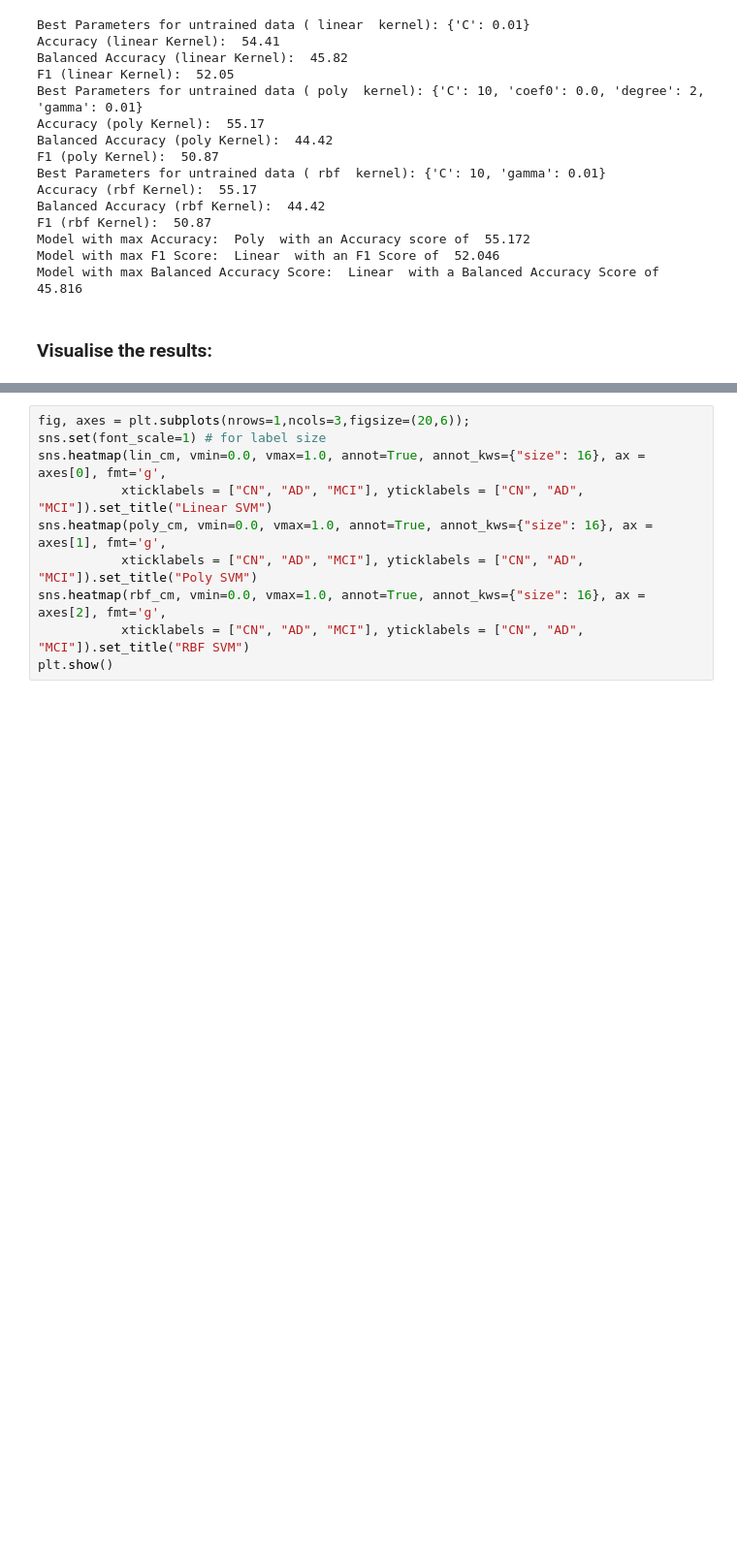
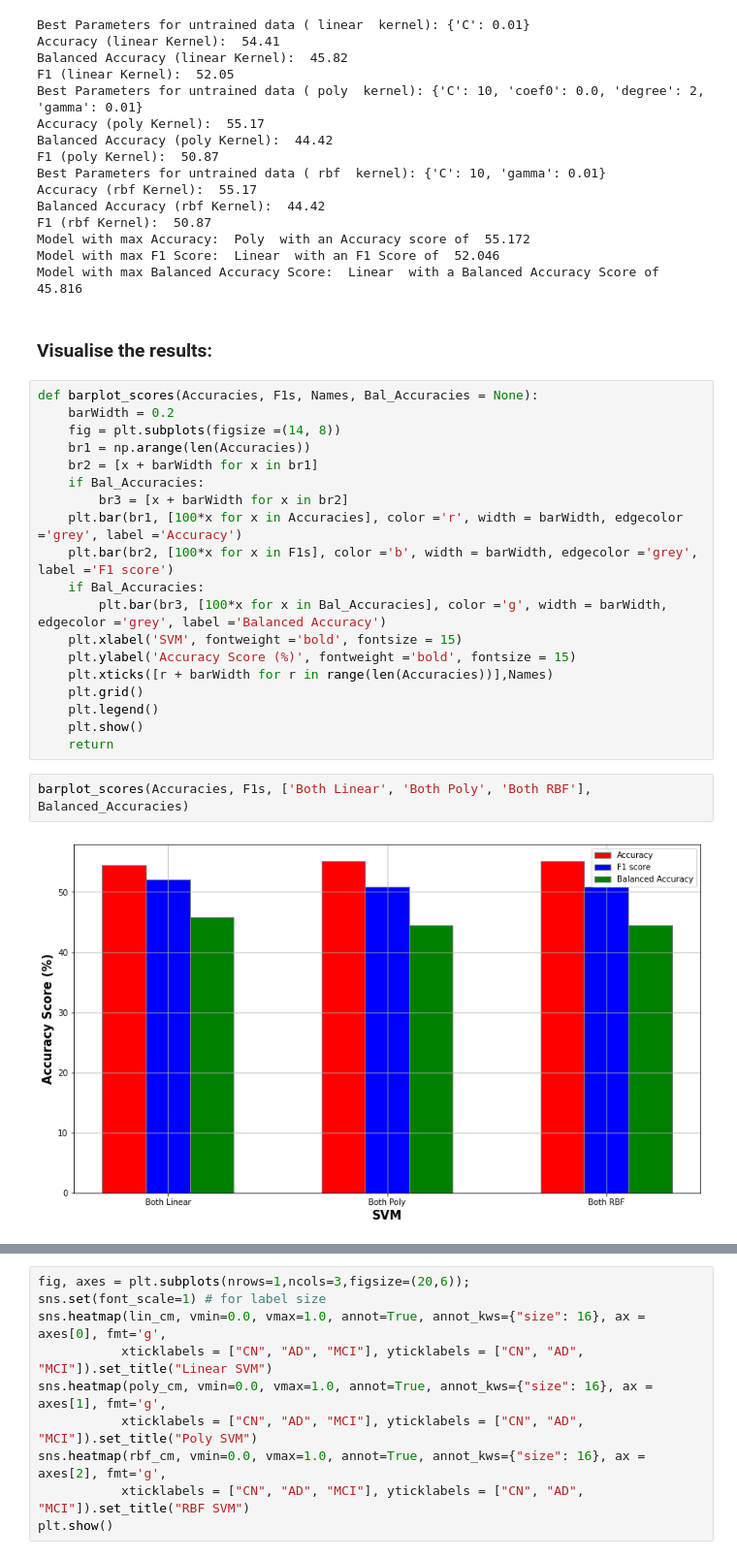
Before and after one commit to georgeaidinis/Dissertation, a Jupyter notebook: DeepCCA Model/ADNI Classification SVM FAMD.ipynb, the cells around one changed output, grey strips where cells are left out. Shown at 97% size. Cells and saved outputs as stored; diff of their text form; blank space fills up the shorter version.

```diff
--- a/DeepCCA Model/ADNI Classification SVM FAMD.ipynb
+++ b/DeepCCA Model/ADNI Classification SVM FAMD.ipynb
@@ -164,3 +164,26 @@ Model with max F1 Score:  Linear  with an F1 Score of  52.046
 Model with max Balanced Accuracy Score:  Linear  with a Balanced Accuracy Score of  45.816
 # %% [markdown]
 ### Visualise the results:
+# %%
+def barplot_scores(Accuracies, F1s, Names, Bal_Accuracies = None):
+    barWidth = 0.2
+    fig = plt.subplots(figsize =(14, 8))
+    br1 = np.arange(len(Accuracies))
+    br2 = [x + barWidth for x in br1]
+    if Bal_Accuracies:
+        br3 = [x + barWidth for x in br2]
+    plt.bar(br1, [100*x for x in Accuracies], color ='r', width = barWidth, edgecolor ='grey', label ='Accuracy')
+    plt.bar(br2, [100*x for x in F1s], color ='b', width = barWidth, edgecolor ='grey', label ='F1 score')
+    if Bal_Accuracies:
+        plt.bar(br3, [100*x for x in Bal_Accuracies], color ='g', width = barWidth, edgecolor ='grey', label ='Balanced Accuracy')
+    plt.xlabel('SVM', fontweight ='bold', fontsize = 15)
+    plt.ylabel('Accuracy Score (%)', fontweight ='bold', fontsize = 15)
+    plt.xticks([r + barWidth for r in range(len(Accuracies))],Names)
+    plt.grid()
+    plt.legend()
+    plt.show()
+    return
+# %%
+barplot_scores(Accuracies, F1s, ['Both Linear', 'Both Poly', 'Both RBF'], Balanced_Accuracies)
+# %% [output]
+[figure, added]
```
Also changed, not shown: parts of 5 cells of this notebook, 2 other files.
